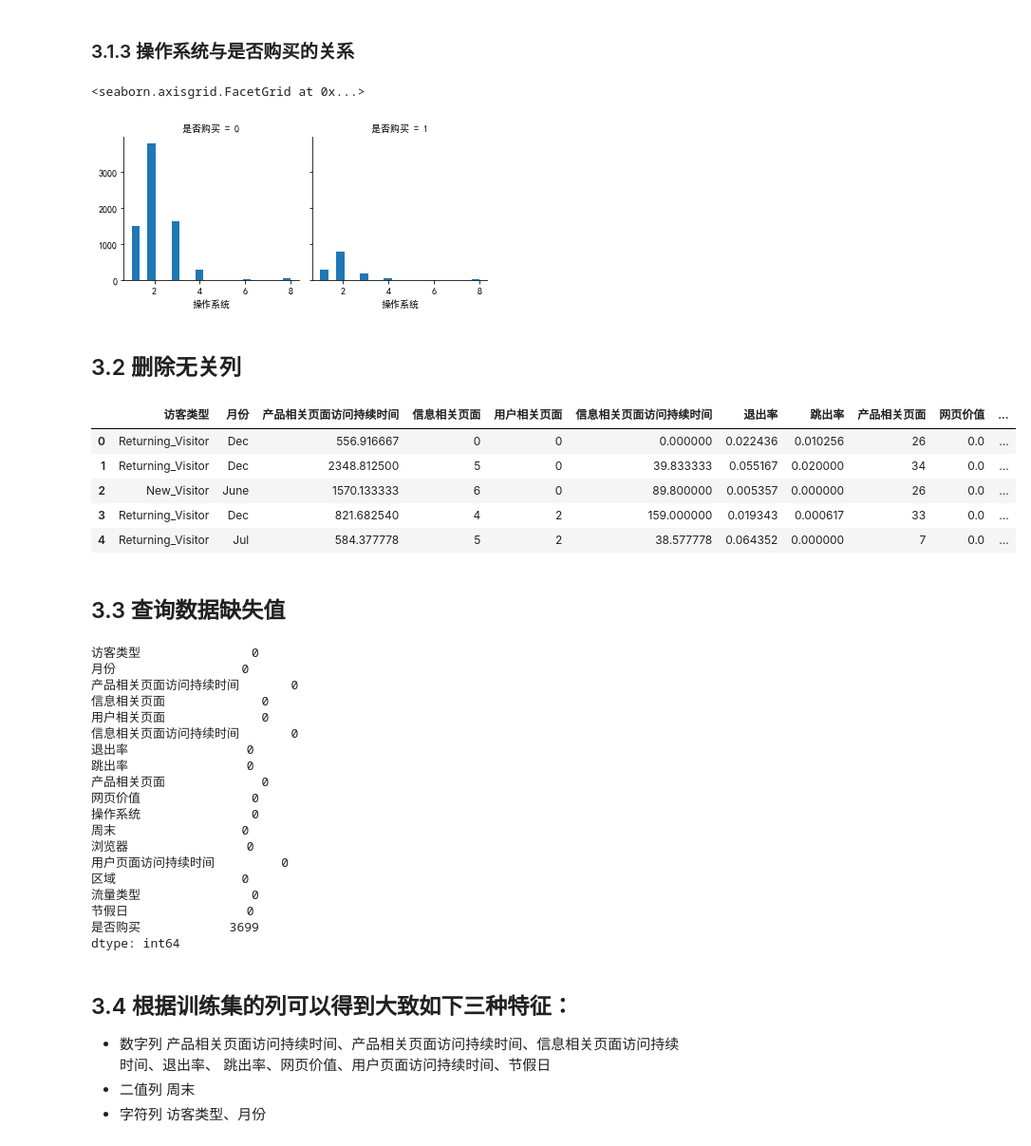
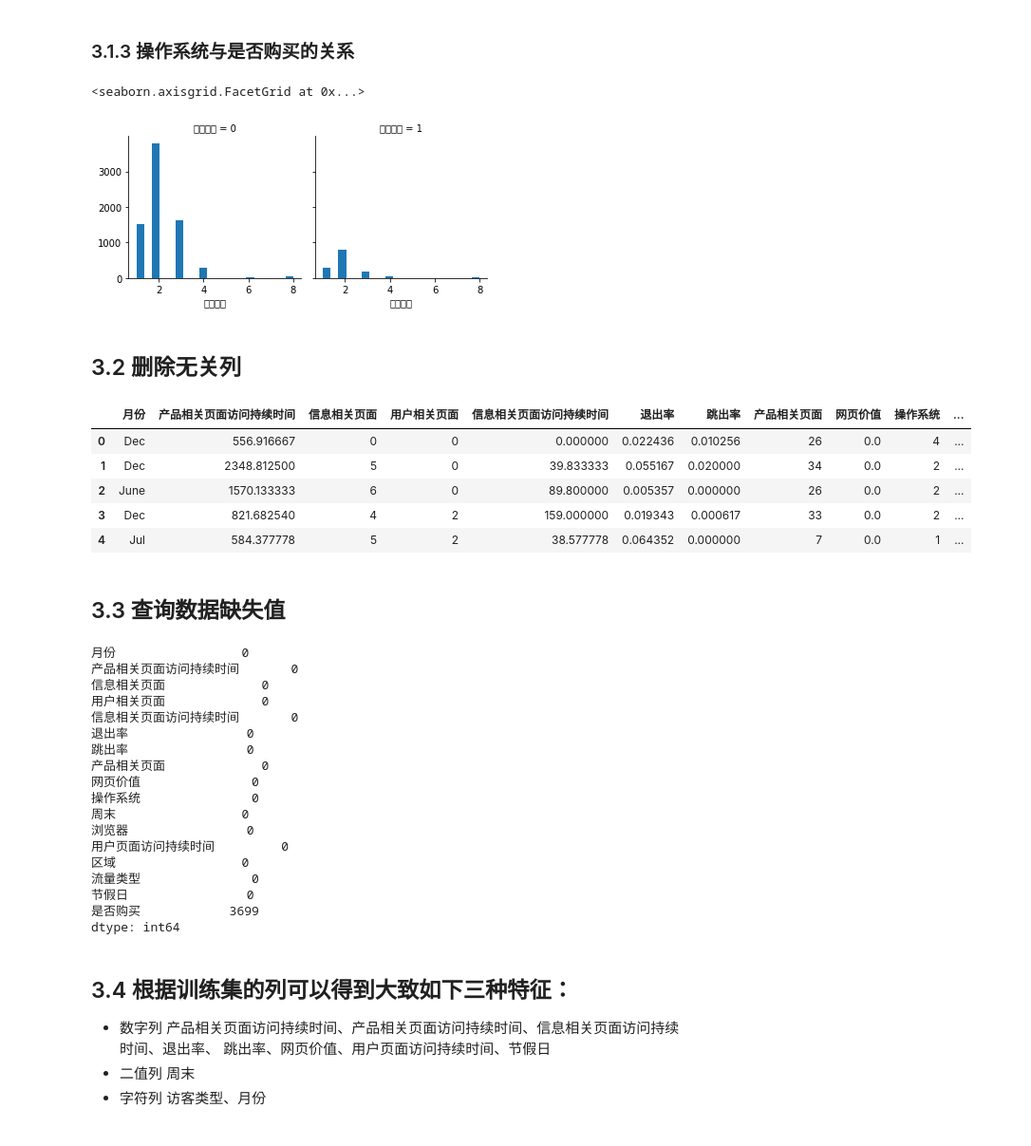
Before and after one commit to ChenyangZhou1994/Buyer-Analysis, a Jupyter notebook: LightGBM.ipynb, the cells around one changed output. Shown at 95% size. Drawn from its saved outputs; the diff is of its cells as text; code cells hidden in the pictures.

```diff
--- a/LightGBM.ipynb
+++ b/LightGBM.ipynb
@@ -37,7 +37,7 @@ from sklearn.metrics import roc_curve, auc
 # %% [markdown]
 # 2.读取数据
 # %%
-path = 'C:/Users/82115/Desktop/Buyer-Analysis/data/'
+path = './data/'
 train_df = pd.read_csv(path+'train.csv')
 test_df = pd.read_csv(path+'test.csv')
 submission = pd.read_csv(path+'submission.csv')
@@ -78,20 +78,22 @@ g = sns.FacetGrid(train_df, col='是否购买')
 g.map(plt.hist, '操作系统', bins=20)
 # %% [output]
 <seaborn.axisgrid.FacetGrid at 0x...>
-[figure, old version]
+[figure, new version]
 # %% [markdown]
 ## 3.2 删除无关列
 # %%
-train_df.drop(['操作系统'], axis=1, inplace=True)
+train_df.drop(['访客类型'], axis=1, inplace=True)
+
+test_df.drop(['访客类型'], axis=1, inplace=True)
 
 train_df.head()
 # %% [output]
-|  | 访客类型 | 月份 | 产品相关页面访问持续时间 | 信息相关页面 | 用户相关页面 | 信息相关页面访问持续时间 | 退出率 | 跳出率 | 产品相关页面 | 网页价值 | ... |
-| 0 | Returning_Visitor | Dec | 556.916667 | 0 | 0 | 0.000000 | 0.022436 | 0.010256 | 26 | 0.0 | ... |
-| 1 | Returning_Visitor | Dec | 2348.812500 | 5 | 0 | 39.833333 | 0.055167 | 0.020000 | 34 | 0.0 | ... |
-| 2 | New_Visitor | June | 1570.133333 | 6 | 0 | 89.800000 | 0.005357 | 0.000000 | 26 | 0.0 | ... |
-| 3 | Returning_Visitor | Dec | 821.682540 | 4 | 2 | 159.000000 | 0.019343 | 0.000617 | 33 | 0.0 | ... |
-| 4 | Returning_Visitor | Jul | 584.377778 | 5 | 2 | 38.577778 | 0.064352 | 0.000000 | 7 | 0.0 | ... |
+|  | 月份 | 产品相关页面访问持续时间 | 信息相关页面 | 用户相关页面 | 信息相关页面访问持续时间 | 退出率 | 跳出率 | 产品相关页面 | 网页价值 | 操作系统 | ... |
+| 0 | Dec | 556.916667 | 0 | 0 | 0.000000 | 0.022436 | 0.010256 | 26 | 0.0 | 4 | ... |
+| 1 | Dec | 2348.812500 | 5 | 0 | 39.833333 | 0.055167 | 0.020000 | 34 | 0.0 | 2 | ... |
+| 2 | June | 1570.133333 | 6 | 0 | 89.800000 | 0.005357 | 0.000000 | 26 | 0.0 | 2 | ... |
+| 3 | Dec | 821.682540 | 4 | 2 | 159.000000 | 0.019343 | 0.000617 | 33 | 0.0 | 2 | ... |
+| 4 | Jul | 584.377778 | 5 | 2 | 38.577778 | 0.064352 | 0.000000 | 7 | 0.0 | 1 | ... |
 # %% [markdown]
 ## 3.3 查询数据缺失值
 # %%
@@ -101,7 +103,6 @@ train_missingValues
 test_missingValues = test_df.isnull().sum()
 test_missingValues
 # %% [output]
-访客类型               0
 月份                 0
 产品相关页面访问持续时间       0
 信息相关页面             0
```
Also changed, not shown: parts of 5 cells of this notebook, 3 other files.
